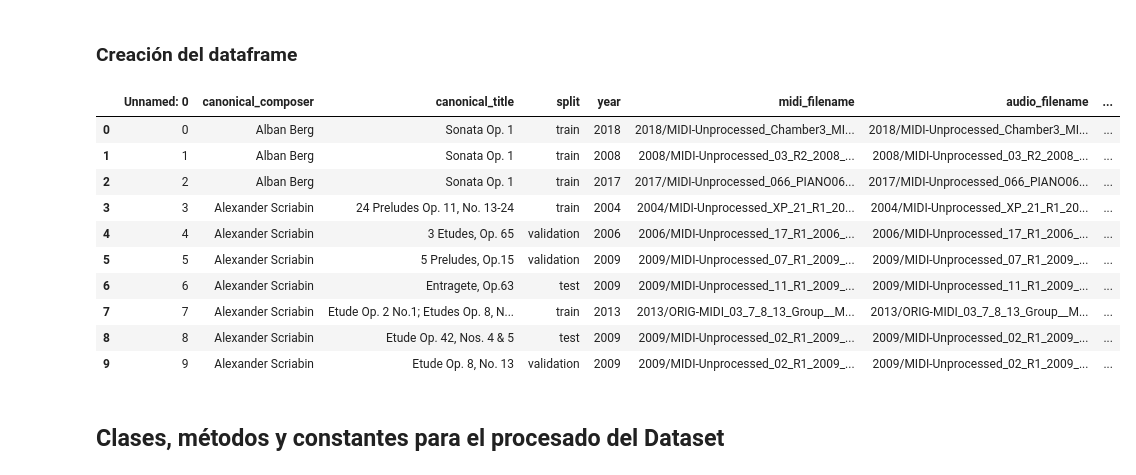
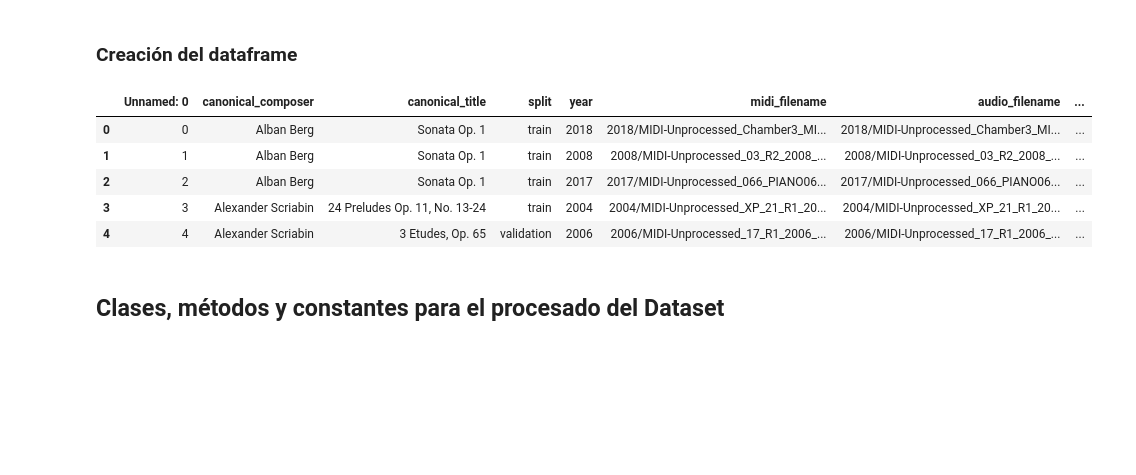
Before and after one commit to alvaro-lg/TFG, a Jupyter notebook: TFG.ipynb, the cells around one changed output. Drawn from its saved outputs; the diff is of its cells as text; code cells hidden in the pictures; blank space fills up the shorter version.

```diff
--- a/TFG.ipynb
+++ b/TFG.ipynb
@@ -42,19 +44,14 @@ def set_dataframe(df, path=PATH + 'maestro-v3.0.0.csv'):
     df.to_csv(path, index=False)
 # %%
 df = get_dataframe()
-df.head(10)
+df.head()
 # %% [output]
 |  | Unnamed: 0 | canonical_composer | canonical_title | split | year | midi_filename | audio_filename | ... |
 | 0 | 0 | Alban Berg | Sonata Op. 1 | train | 2018 | 2018/MIDI-Unprocessed_Chamber3_MI... | 2018/MIDI-Unprocessed_Chamber3_MI... | ... |
 | 1 | 1 | Alban Berg | Sonata Op. 1 | train | 2008 | 2008/MIDI-Unprocessed_03_R2_2008_... | 2008/MIDI-Unprocessed_03_R2_2008_... | ... |
 | 2 | 2 | Alban Berg | Sonata Op. 1 | train | 2017 | 2017/MIDI-Unprocessed_066_PIANO06... | 2017/MIDI-Unprocessed_066_PIANO06... | ... |
 | 3 | 3 | Alexander Scriabin | 24 Preludes Op. 11, No. 13-24 | train | 2004 | 2004/MIDI-Unprocessed_XP_21_R1_20... | 2004/MIDI-Unprocessed_XP_21_R1_20... | ... |
 | 4 | 4 | Alexander Scriabin | 3 Etudes, Op. 65 | validation | 2006 | 2006/MIDI-Unprocessed_17_R1_2006_... | 2006/MIDI-Unprocessed_17_R1_2006_... | ... |
-| 5 | 5 | Alexander Scriabin | 5 Preludes, Op.15 | validation | 2009 | 2009/MIDI-Unprocessed_07_R1_2009_... | 2009/MIDI-Unprocessed_07_R1_2009_... | ... |
-| 6 | 6 | Alexander Scriabin | Entragete, Op.63 | test | 2009 | 2009/MIDI-Unprocessed_11_R1_2009_... | 2009/MIDI-Unprocessed_11_R1_2009_... | ... |
-| 7 | 7 | Alexander Scriabin | Etude Op. 2 No.1; Etudes Op. 8, N... | train | 2013 | 2013/ORIG-MIDI_03_7_8_13_Group__M... | 2013/ORIG-MIDI_03_7_8_13_Group__M... | ... |
-| 8 | 8 | Alexander Scriabin | Etude Op. 42, Nos. 4 & 5 | test | 2009 | 2009/MIDI-Unprocessed_02_R1_2009_... | 2009/MIDI-Unprocessed_02_R1_2009_... | ... |
-| 9 | 9 | Alexander Scriabin | Etude Op. 8, No. 13 | validation | 2009 | 2009/MIDI-Unprocessed_02_R1_2009_... | 2009/MIDI-Unprocessed_02_R1_2009_... | ... |
 # %% [markdown]
 ## Clases, métodos y constantes para el procesado del Dataset
 # %% [markdown]
```
Also changed, not shown: parts of 7 cells of this notebook, 3 other files.
